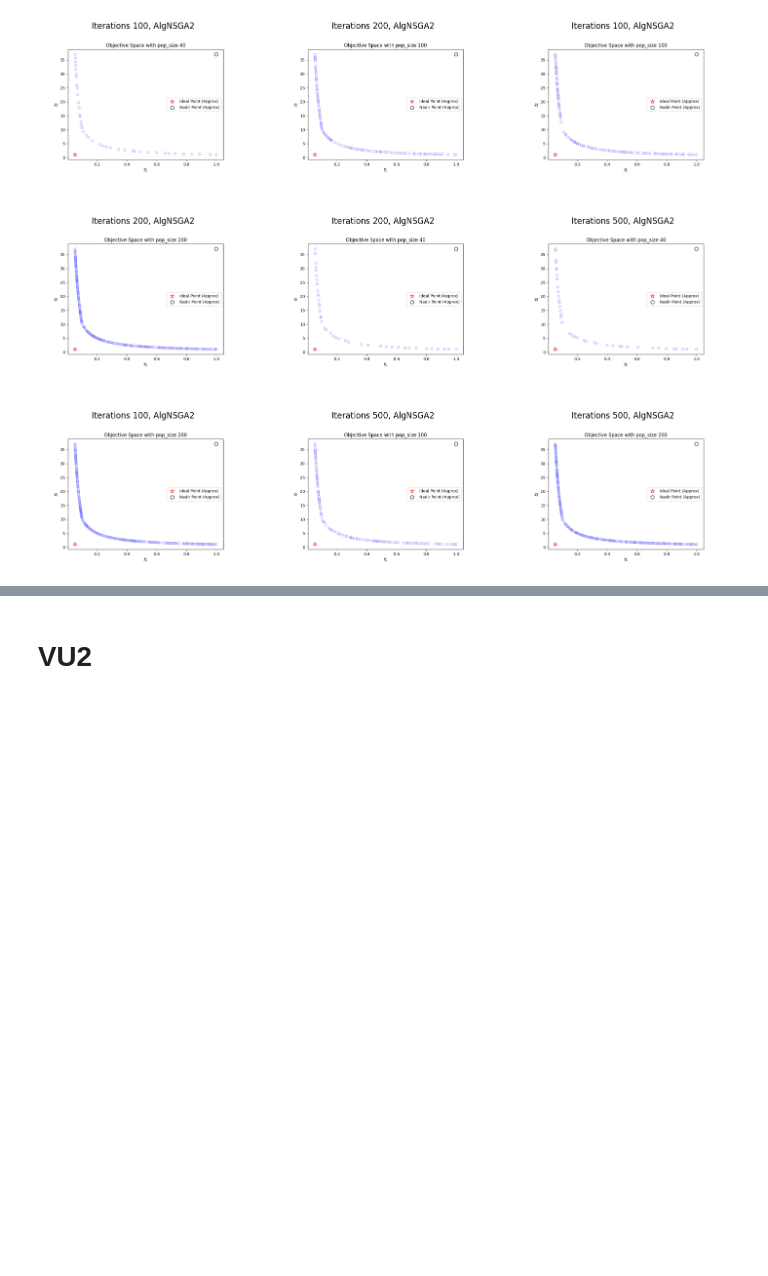
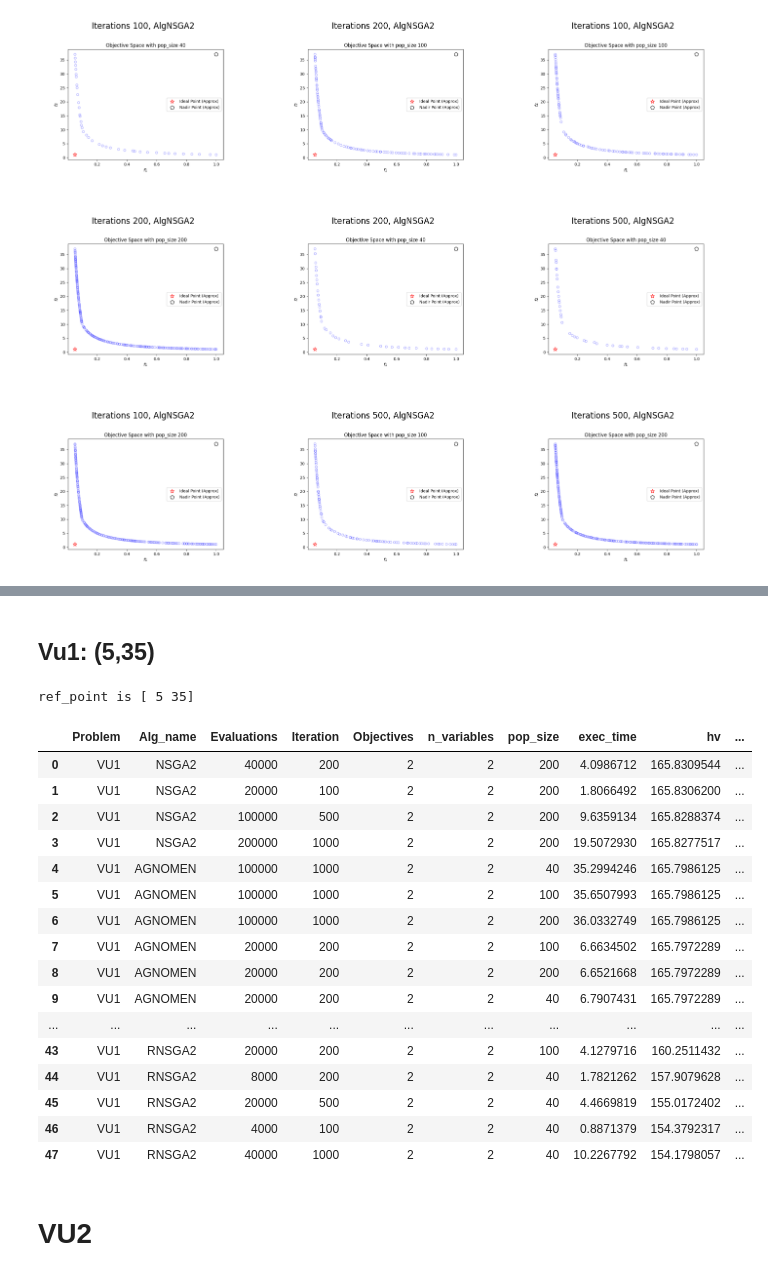
Before and after one commit to wuyoscar/Multi-Obj_Optimization, a Jupyter notebook: Result/result_factory/VU.ipynb, the cells around one changed output, grey strips where cells are left out. Drawn from its saved outputs; the diff is of its cells as text; code cells hidden in the pictures; blank space fills up the shorter version.

```diff
--- a/Result/result_factory/VU.ipynb
+++ b/Result/result_factory/VU.ipynb
@@ -152,3 +155,28 @@ ref_point is [5 5]
+# %% [markdown]
+## Vu1: (5,35)
+# %%
+ref_point = np.array([5  ,35])
+pf = np.loadtxt(os.path.join(cdir, 'Bench/vu1_pf' ))
+hv_result(vu1)
+# %% [output]
+ref_point is [ 5 35]
+|  | Problem | Alg_name | Evaluations | Iteration | Objectives | n_variables | pop_size | exec_time | hv | ... |
+| 0 | VU1 | NSGA2 | 40000 | 200 | 2 | 2 | 200 | 4.0986712 | 165.8309544 | ... |
+| 1 | VU1 | NSGA2 | 20000 | 100 | 2 | 2 | 200 | 1.8066492 | 165.8306200 | ... |
+| 2 | VU1 | NSGA2 | 100000 | 500 | 2 | 2 | 200 | 9.6359134 | 165.8288374 | ... |
+| 3 | VU1 | NSGA2 | 200000 | 1000 | 2 | 2 | 200 | 19.5072930 | 165.8277517 | ... |
+| 4 | VU1 | AGNOMEN | 100000 | 1000 | 2 | 2 | 40 | 35.2994246 | 165.7986125 | ... |
+| 5 | VU1 | AGNOMEN | 100000 | 1000 | 2 | 2 | 100 | 35.6507993 | 165.7986125 | ... |
+| 6 | VU1 | AGNOMEN | 100000 | 1000 | 2 | 2 | 200 | 36.0332749 | 165.7986125 | ... |
+| 7 | VU1 | AGNOMEN | 20000 | 200 | 2 | 2 | 100 | 6.6634502 | 165.7972289 | ... |
+| 8 | VU1 | AGNOMEN | 20000 | 200 | 2 | 2 | 200 | 6.6521668 | 165.7972289 | ... |
+| 9 | VU1 | AGNOMEN | 20000 | 200 | 2 | 2 | 40 | 6.7907431 | 165.7972289 | ... |
+| ... | ... | ... | ... | ... | ... | ... | ... | ... | ... | ... |
+| 43 | VU1 | RNSGA2 | 20000 | 200 | 2 | 2 | 100 | 4.1279716 | 160.2511432 | ... |
+| 44 | VU1 | RNSGA2 | 8000 | 200 | 2 | 2 | 40 | 1.7821262 | 157.9079628 | ... |
+| 45 | VU1 | RNSGA2 | 20000 | 500 | 2 | 2 | 40 | 4.4669819 | 155.0172402 | ... |
+| 46 | VU1 | RNSGA2 | 4000 | 100 | 2 | 2 | 40 | 0.8871379 | 154.3792317 | ... |
+| 47 | VU1 | RNSGA2 | 40000 | 1000 | 2 | 2 | 40 | 10.2267792 | 154.1798057 | ... |
 # %% [markdown]
 # VU2
 # %%
```
Also changed, not shown: parts of 6 cells of this notebook, 9 other files.
